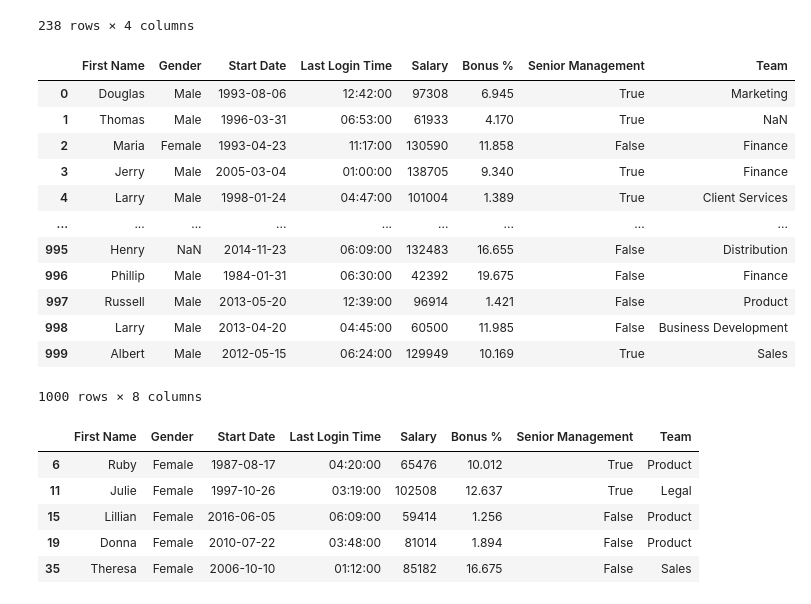
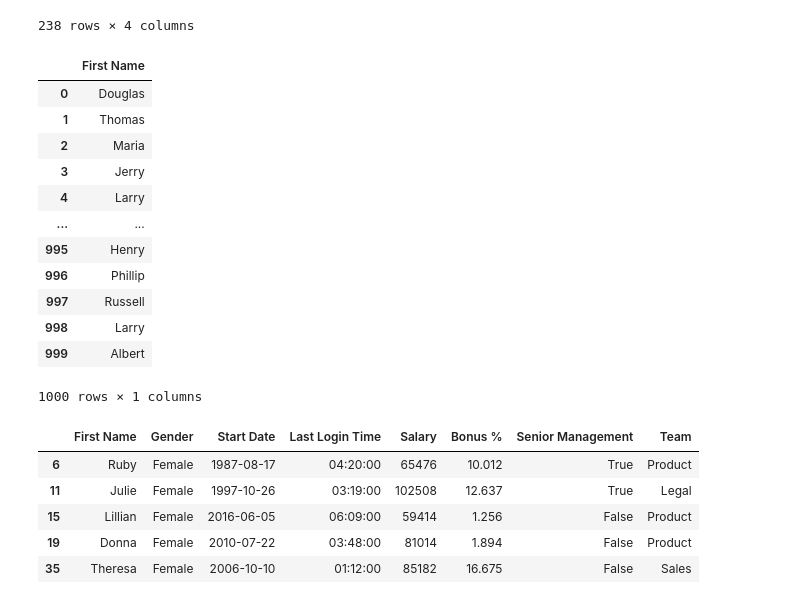
Before and after one commit to matthewwithers/Data-Science, a Jupyter notebook: Data Analysis with Pandas/Workbooks/Dataframes/07312025.ipynb, the cells around one changed output. Drawn from its saved outputs; the diff is of its cells as text; code cells hidden in the pictures.

```diff
--- a/Data Analysis with Pandas/Workbooks/Dataframes/07312025.ipynb
+++ b/Data Analysis with Pandas/Workbooks/Dataframes/07312025.ipynb
@@ -389,21 +389,21 @@ employees.loc[
 | 994 | George | Male | 2013-06-21 | 98874 |
 238 rows × 4 columns
 # %%
-employees
+employees[["First Name"]]
 # %% [output]
-|  | First Name | Gender | Start Date | Last Login Time | Salary | Bonus % | Senior Management | Team |
-| 0 | Douglas | Male | 1993-08-06 | 12:42:00 | 97308 | 6.945 | True | Marketing |
-| 1 | Thomas | Male | 1996-03-31 | 06:53:00 | 61933 | 4.170 | True | NaN |
-| 2 | Maria | Female | 1993-04-23 | 11:17:00 | 130590 | 11.858 | False | Finance |
-| 3 | Jerry | Male | 2005-03-04 | 01:00:00 | 138705 | 9.340 | True | Finance |
-| 4 | Larry | Male | 1998-01-24 | 04:47:00 | 101004 | 1.389 | True | Client Services |
-| ... | ... | ... | ... | ... | ... | ... | ... | ... |
-| 995 | Henry | NaN | 2014-11-23 | 06:09:00 | 132483 | 16.655 | False | Distribution |
-| 996 | Phillip | Male | 1984-01-31 | 06:30:00 | 42392 | 19.675 | False | Finance |
-| 997 | Russell | Male | 2013-05-20 | 12:39:00 | 96914 | 1.421 | False | Product |
-| 998 | Larry | Male | 2013-04-20 | 04:45:00 | 60500 | 11.985 | False | Business Development |
-| 999 | Albert | Male | 2012-05-15 | 06:24:00 | 129949 | 10.169 | True | Sales |
+|  | First Name |
+| 0 | Douglas |
+| 1 | Thomas |
+| 2 | Maria |
+| 3 | Jerry |
+| 4 | Larry |
+| ... | ... |
+| 995 | Henry |
+| 996 | Phillip |
+| 997 | Russell |
+| 998 | Larry |
+| 999 | Albert |
-1000 rows × 8 columns
+1000 rows × 1 columns
 # %%
 # Legal Team or Sales Team or Product Team
 
```
Also changed, not shown: parts of 3 cells of this notebook, 2 other files.
